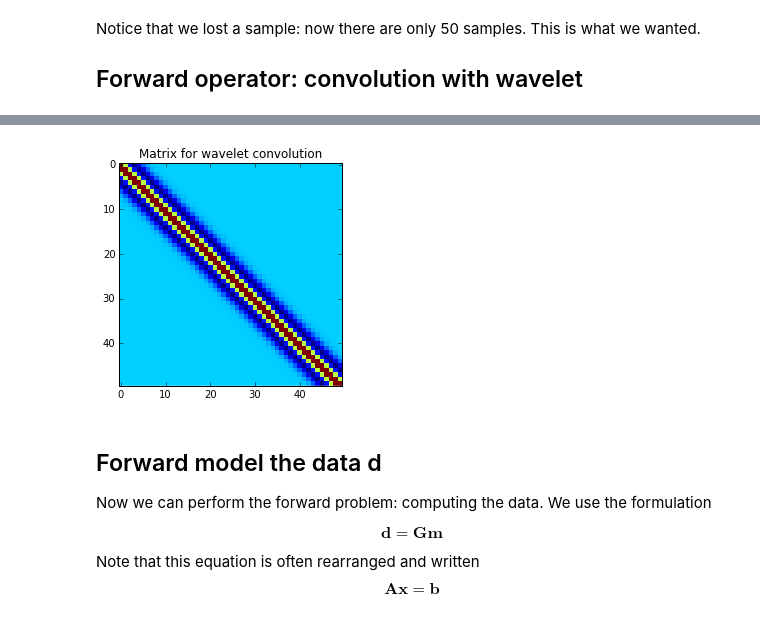
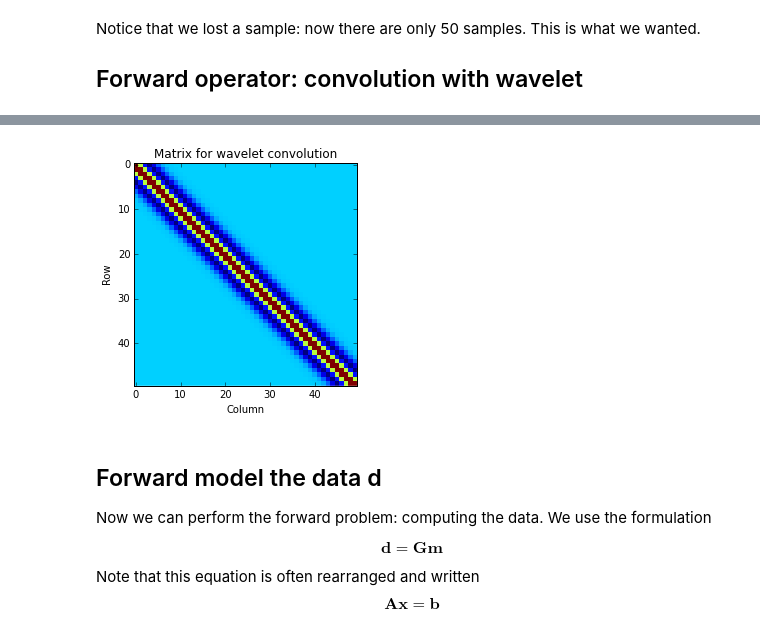
Before and after one commit to kschleicher/seg_ww_2017, a Jupyter notebook: results/schleicher/conjugate_gradient.ipynb, the cells around one changed output, grey strips where cells are left out. Drawn from its saved outputs; the diff is of its cells as text; code cells hidden in the pictures.

```diff
--- a/results/schleicher/conjugate_gradient.ipynb
+++ b/results/schleicher/conjugate_gradient.ipynb
@@ -101,19 +113,19 @@ plt.show()
 # %%
-
-# Make G.
+# Make G, the matrix that convolsed the Ricker wavelet on a 50 sample reflectivity.
 G = convmtx(wavelet, m.size)[:, 10:60]
 fig=plt.figure()
 ax = fig.add_subplot(111)
 ax.set_title('Matrix for wavelet convolution')
-
+ax.set_xlabel('Column')
+ax.set_ylabel('Row')
 
 plt.imshow(G, cmap='jet', interpolation='none')
 plt.savefig('figure_convolution_matrix.png', dpi=200, facecolor=fig.get_facecolor())
 
 
 plt.show()
 # %% [output]
-[figure, old version]
+[figure, new version]
 # %% [markdown]
 ## Forward model the data d
 
```
Also changed, not shown: parts of 14 cells of this notebook.
